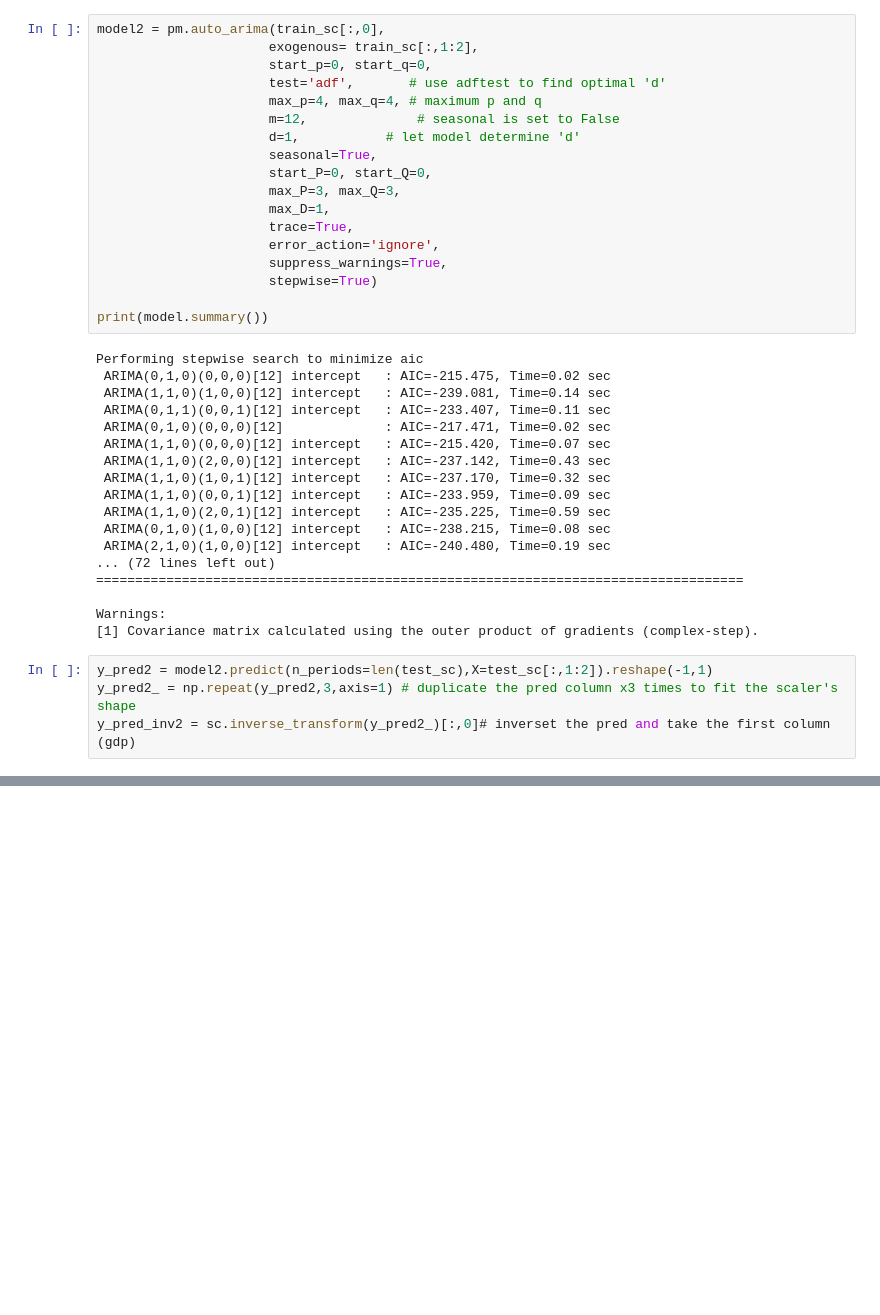
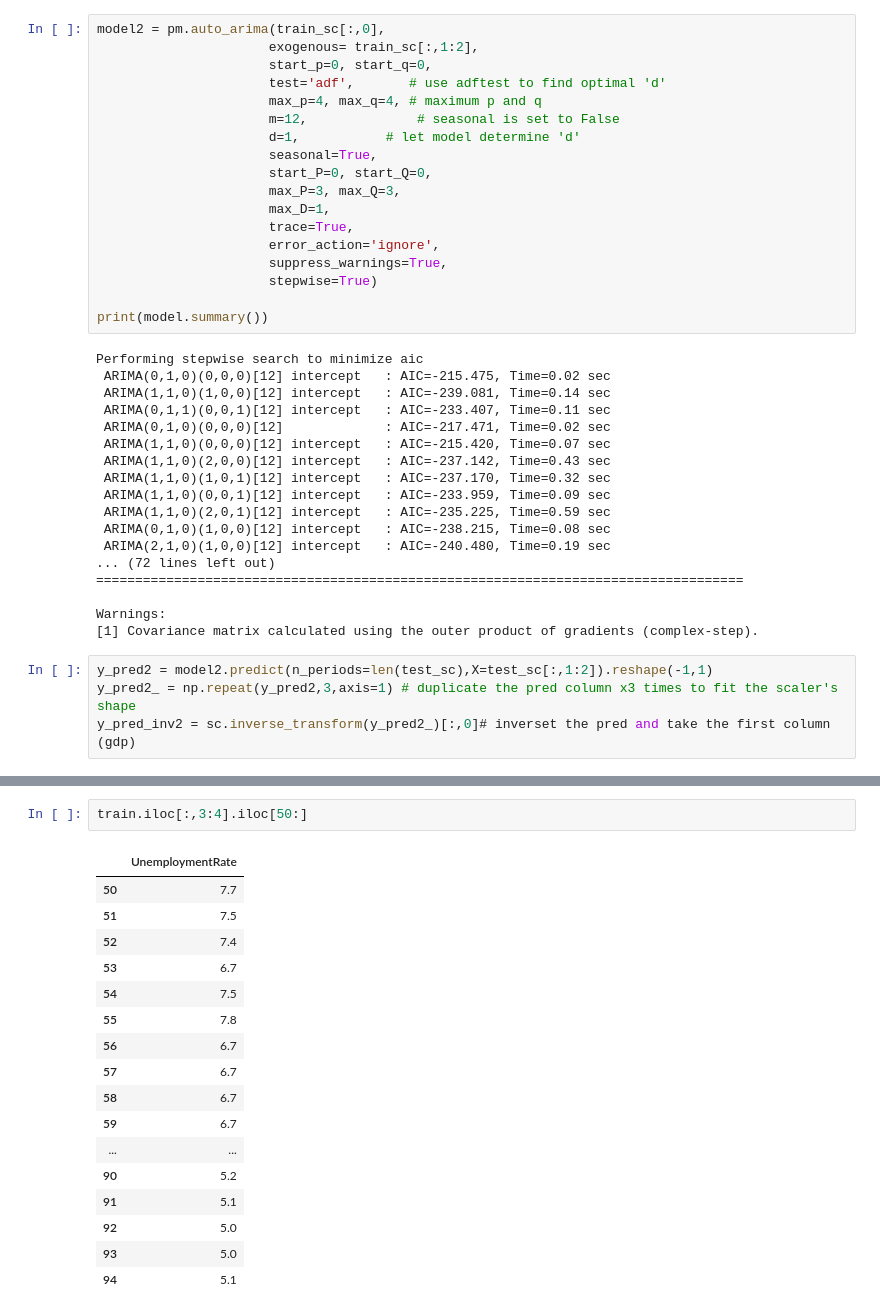
Before and after one commit to vishwasprabhu/Time_series_final_project, a Jupyter notebook: Final_TS_project_vishwas.ipynb, the cells around one changed output, grey strips where cells are left out. Cells and saved outputs as stored; diff of their text form; blank space fills up the shorter version.

```diff
--- a/Final_TS_project_vishwas.ipynb
+++ b/Final_TS_project_vishwas.ipynb
@@ -355,0 +884,20 @@ print(model.summary())
+# %%
+train.iloc[:,3:4].iloc[50:]
+# %% [output]
+|  | UnemploymentRate |
+| 50 | 7.7 |
+| 51 | 7.5 |
+| 52 | 7.4 |
+| 53 | 6.7 |
+| 54 | 7.5 |
+| 55 | 7.8 |
+| 56 | 6.7 |
+| 57 | 6.7 |
+| 58 | 6.7 |
+| 59 | 6.7 |
+| ... | ... |
+| 90 | 5.2 |
+| 91 | 5.1 |
+| 92 | 5.0 |
+| 93 | 5.0 |
+| 94 | 5.1 |
```
Also changed, not shown: parts of 12 cells of this notebook.
